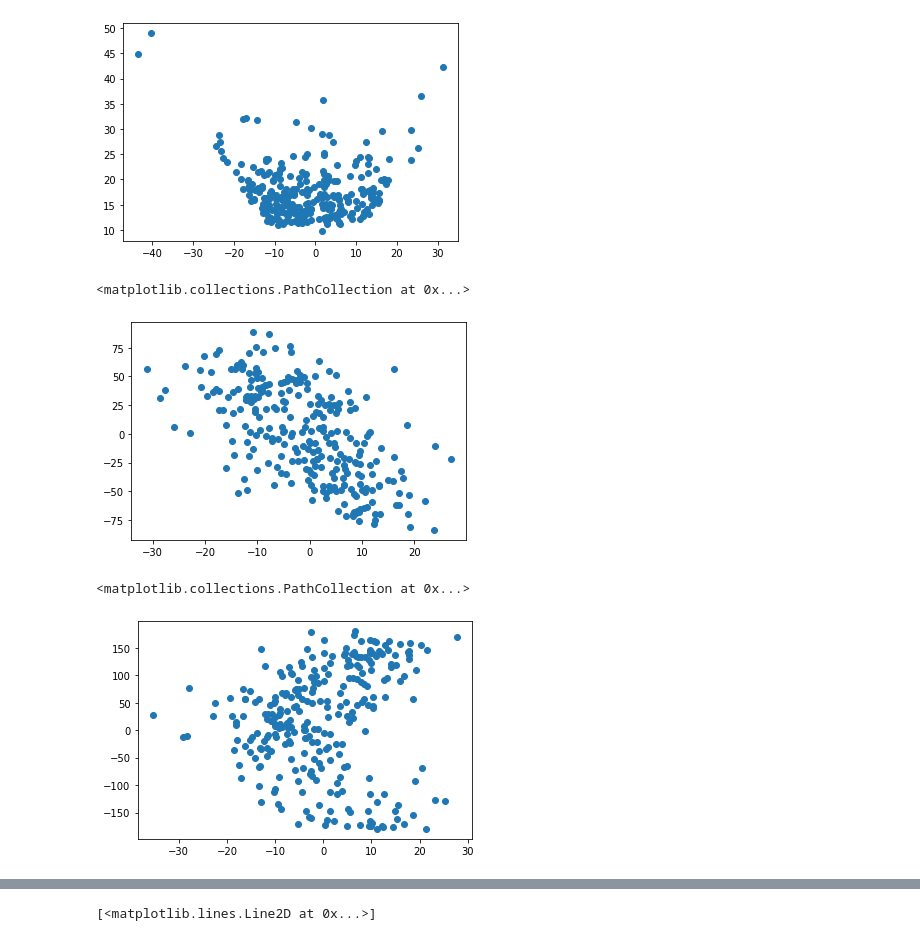
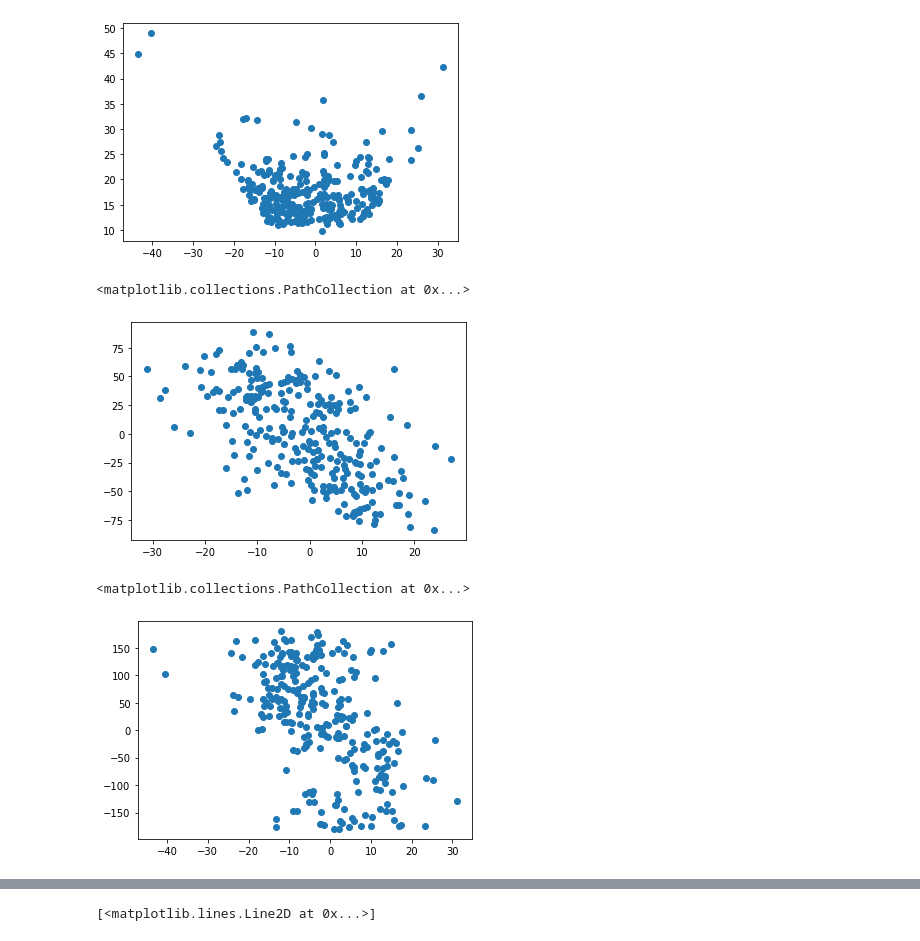
Before and after one commit to FireBall-CAPSTONE/FireBuddyAnalysis, a Jupyter notebook: fireballs.ipynb, the cells around one changed output, grey strips where cells are left out. Saved outputs shown, nothing was run; the diff lists cells and outputs as text; code cells hidden in the pictures.

```diff
--- a/fireballs.ipynb
+++ b/fireballs.ipynb
@@ -43,16 +43,17 @@ memory usage: 72.7+ KB
 # splitting date and time
 df['Peak Brightness Date/Time (UT)']= pd.to_datetime(df['Peak Brightness Date/Time (UT)'])
 
-df['date'] = pd.to_datetime(df['Peak Brightness Date/Time (UT)'].dt.date)
+df['Date'] = pd.to_datetime(df['Peak Brightness Date/Time (UT)'].dt.date)
 df['year'] = df['Peak Brightness Date/Time (UT)'].dt.year
 df['quarter'] = df['Peak Brightness Date/Time (UT)'].dt.quarter
 df['month'] = df['Peak Brightness Date/Time (UT)'].dt.month
 df['day'] = df['Peak Brightness Date/Time (UT)'].dt.day
 df['weekday'] = df['Peak Brightness Date/Time (UT)'].dt.weekday
-#df['time'] = df['Peak Brightness Date/Time (UT)'].dt.time
+#df['Time'] = df['Peak Brightness Date/Time (UT)'].dt.time
 df['hour'] = df['Peak Brightness Date/Time (UT)'].dt.hour
 df['minute'] = df['Peak Brightness Date/Time (UT)'].dt.minute
 df['second'] = df['Peak Brightness Date/Time (UT)'].dt.second
+df['Month'] = df['Peak Brightness Date/Time (UT)'].dt.strftime('%B')
 # df['delta'] = (df['Peak Brightness Date/Time (UT)']-df['Peak Brightness Date/Time (UT)'].shift()).fillna(pd.to_datetime("00:00:00"))
 # %%
 # changing latitude and longitude to values
@@ -74,6 +75,11 @@ def long(row):
 
 df['Lat'] = df.apply(lambda row: lat(row), axis=1)
 df['Long'] = df.apply(lambda row: long(row), axis=1)
+# %%
+df['vx2'] = df['vx']**2
+df['vy2'] = df['vy']**2
+df['vz2'] = df['vz']**2
+df['vel2'] = df['Velocity (km/s)']**2
 # %%
 #getting climate data
 start = datetime.datetime(2021,2,9)
@@ -187,9 +217,9 @@ plt.scatter(df['vy'], df['Velocity (km/s)'])
 plt.scatter(df['vz'], df['Lat'])
 # %% [output]
 <matplotlib.collections.PathCollection at 0x...>
-[figure, old version]
+[figure, new version]
 # %%
-plt.scatter(df['vx'], df['Long'])
+plt.scatter(df['vy'], df['Long'])
 # %% [output]
 <matplotlib.collections.PathCollection at 0x...>
-[figure, old version]
+[figure, new version]
```
Also changed, not shown: parts of 44 cells of this notebook, 11 other files.
